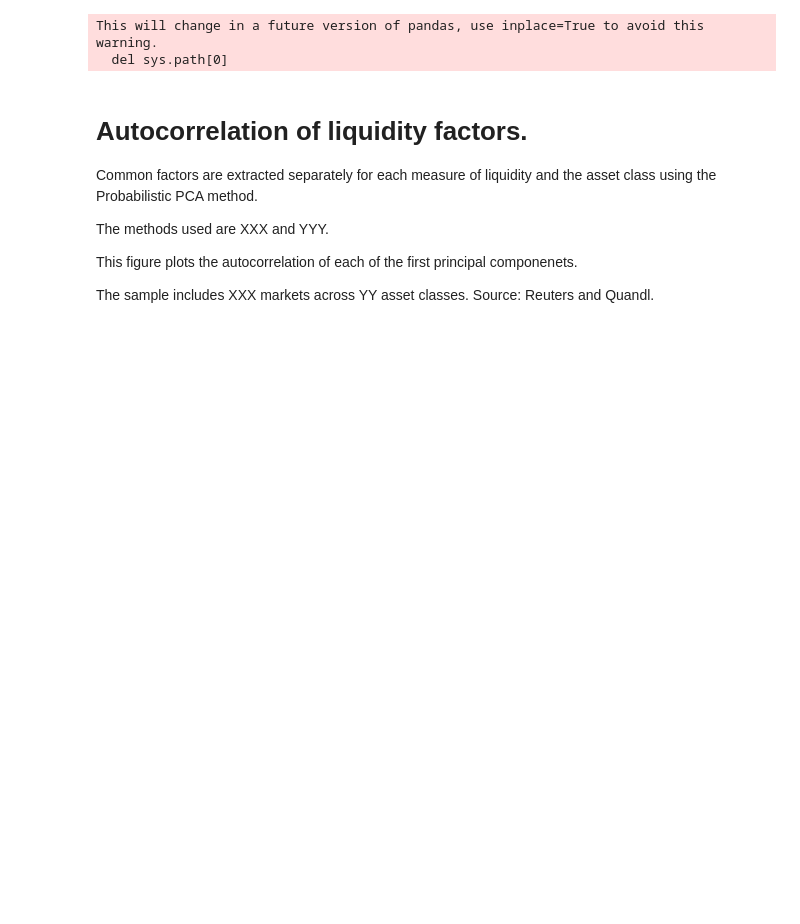
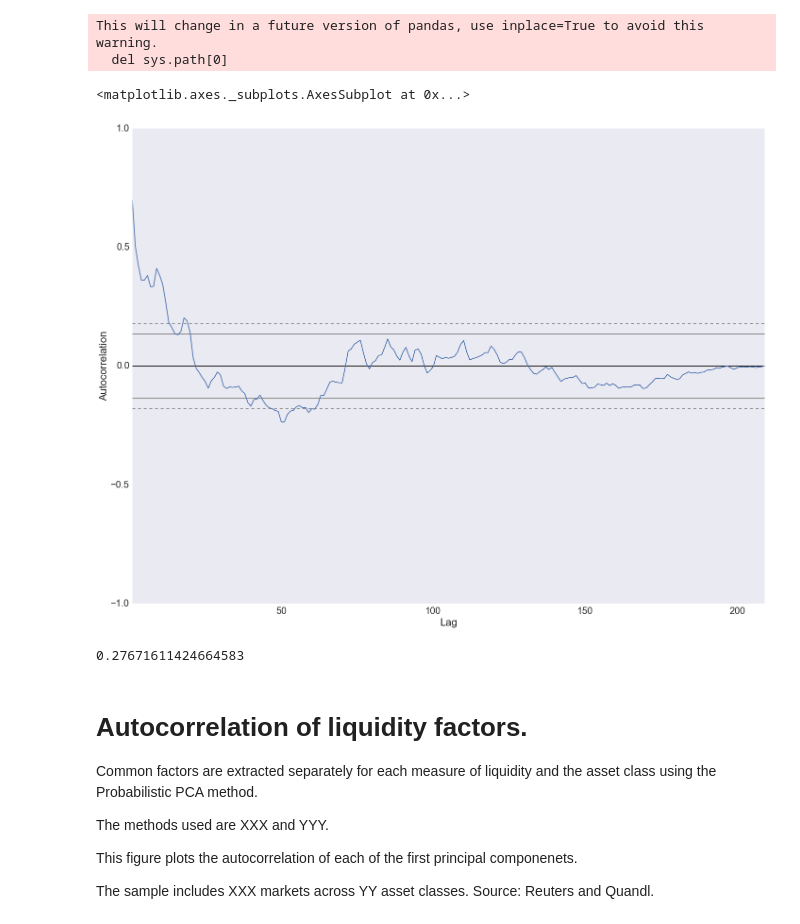
Before and after one commit to mrefermat/FinancePhD, a Jupyter notebook: LiquidityMomentum/Table 3- Autocorrelation of liquidity factors.ipynb, the cells around one changed output. Saved outputs shown, nothing was run; the diff lists cells and outputs as text; code cells hidden in the pictures; blank space fills up the shorter version.

```diff
--- a/LiquidityMomentum/Table 3- Autocorrelation of liquidity factors.ipynb
+++ b/LiquidityMomentum/Table 3- Autocorrelation of liquidity factors.ipynb
@@ -94,6 +94,17 @@ for sect in d_map.keys():
 # %% [output]
 This will change in a future version of pandas, use inplace=True to avoid this warning.
   del sys.path[0]
+# %%
+from pandas.plotting import autocorrelation_plot
+autocorrelation_plot(sector_PC['Equities'][0])
+# %% [output]
+<matplotlib.axes._subplots.AxesSubplot at 0x...>
+[figure, added]
+# %%
+s=sector_PC['Equities'][0]
+s.autocorr(12)
+# %% [output]
+0.27671611424664583
 # %% [markdown]
 # Autocorrelation of liquidity factors.
 
```
Also changed, not shown: parts of 4 cells of this notebook, 5 other files.
